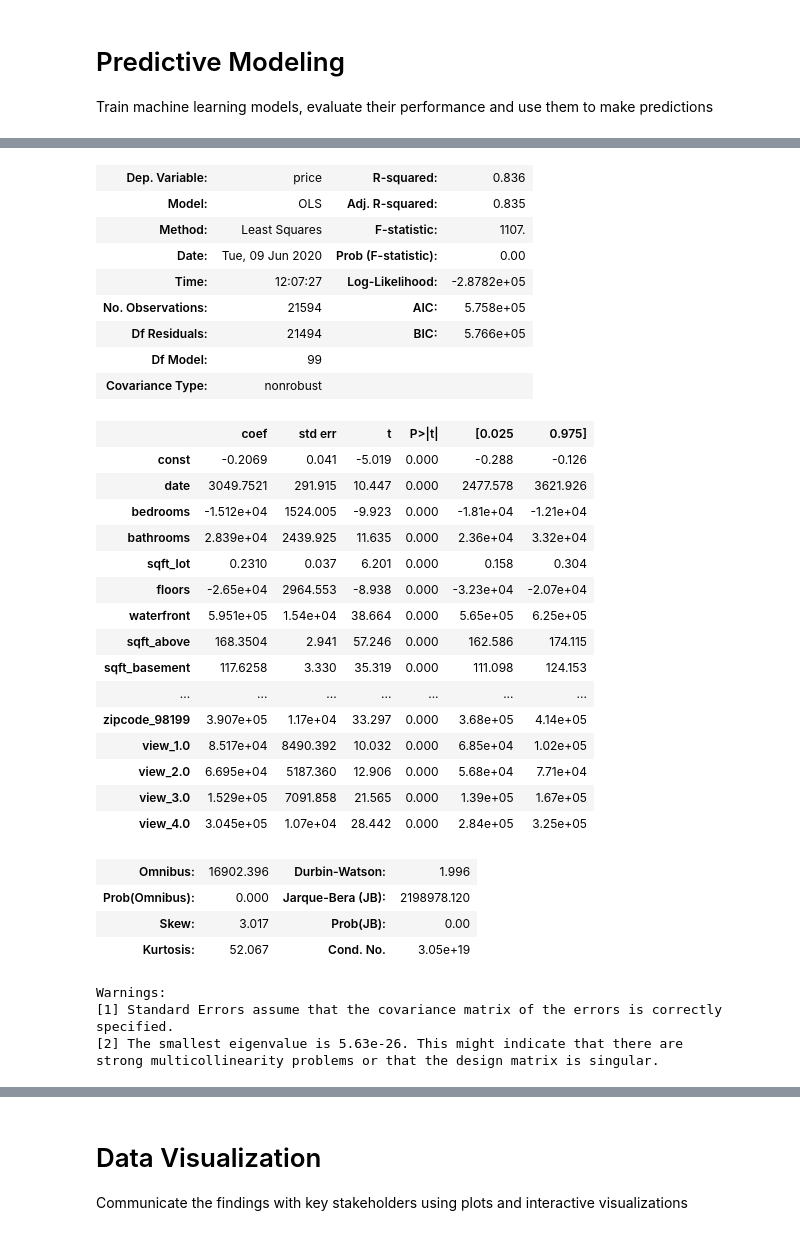
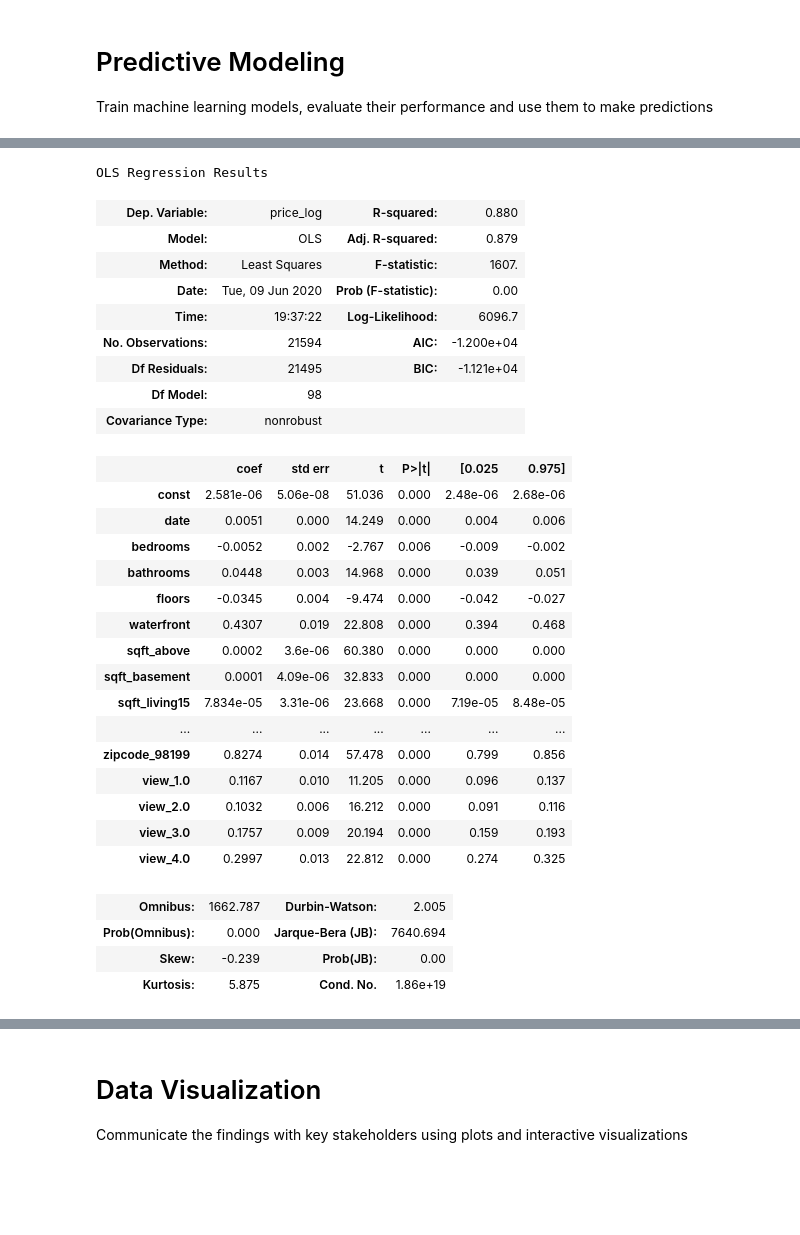
Before and after one commit to Rurbinasal/EDA_house_prices, a Jupyter notebook: King County Analysis.ipynb, the cells around one changed output, grey strips where cells are left out. Saved outputs shown, nothing was run; the diff lists cells and outputs as text; code cells hidden in the pictures; blank space fills up the shorter version.

```diff
--- a/King County Analysis.ipynb
+++ b/King County Analysis.ipynb
@@ -292,6 +305,8 @@ for i in cat:
     data_dum = pd.concat([data_dum, data_dum_i], axis=1)
 data_without_dum = data
 data = pd.concat([data, data_dum], axis=1)
+data.reset_index(drop = True, inplace = True)
+
 # data_dum = pd.get_dummies(data, columns=["condition", "grade", "zipcode"], prefix=["condition", "grade","zipcode"])
 # data_wo_dum = data
 # data_new = pd.concat([data, data_dum], axis=1)
@@ -302,9 +348,9 @@ data = data.drop(["id", "condition", "grade", "zipcode", "view", "sqft_living"],
 # Predictive Modeling
 Train machine learning models, evaluate their performance and use them to make predictions
 # %%
-#1 OLS with y=price and all parameters
-X = data.drop(["price", "price_log"], axis=1)
-X = sm.add_constant(X)
-y = data.price
-data_results = sm.OLS(y,X).fit()
-data_results.summary()
+#1.1 OLS with y=price_log and all parameters (0.881)
+#X = data.drop(["price", "price_log"], axis=1)
+#X = sm.add_constant(X)
+#y = data.price_log
+#data_results_1_1 = sm.OLS(y,X).fit()
+#data_results_1_1.summary()
@@ -346,9 +384,9 @@ strong multicollinearity problems or that the design matrix is singular.
 # %%
-#2 OLS with y=price and all but selected variables
+#2 OLS with y=price_log and all but selected variables (0.879)
 X2 = data.drop(["price", "price_log", "renovated", "yr_since_last_renovated",
-               "yr_renovated", "yr_built", "lat", "long"], axis=1)
+               "yr_renovated", "yr_built", "lat", "long", "sqft_lot"], axis=1)
 X2 = sm.add_constant(X2)
-y2 = data.price
-data_results = sm.OLS(y2,X2).fit()
-data_results.summary()
+y2 = data.price_log
+data_results_2 = sm.OLS(y2,X2).fit()
+data_results_2.summary()
 # %% [output]
@@ -356,33 +394,30 @@ OLS Regression Results
+OLS Regression Results
-| Dep. Variable: | price | R-squared: | 0.836 |
-| Model: | OLS | Adj. R-squared: | 0.835 |
-| Method: | Least Squares | F-statistic: | 1107. |
+| Dep. Variable: | price_log | R-squared: | 0.880 |
+| Model: | OLS | Adj. R-squared: | 0.879 |
+| Method: | Least Squares | F-statistic: | 1607. |
 | Date: | Tue, 09 Jun 2020 | Prob (F-statistic): | 0.00 |
-| Time: | 12:07:27 | Log-Likelihood: | -2.8782e+05 |
-| No. Observations: | 21594 | AIC: | 5.758e+05 |
-| Df Residuals: | 21494 | BIC: | 5.766e+05 |
-| Df Model: | 99 |  |  |
+| Time: | 19:37:22 | Log-Likelihood: | 6096.7 |
+| No. Observations: | 21594 | AIC: | -1.200e+04 |
+| Df Residuals: | 21495 | BIC: | -1.121e+04 |
+| Df Model: | 98 |  |  |
 | Covariance Type: | nonrobust |  |  |
 |  | coef | std err | t | P>|t| | [0.025 | 0.975] |
-| const | -0.2069 | 0.041 | -5.019 | 0.000 | -0.288 | -0.126 |
-| date | 3049.7521 | 291.915 | 10.447 | 0.000 | 2477.578 | 3621.926 |
-| bedrooms | -1.512e+04 | 1524.005 | -9.923 | 0.000 | -1.81e+04 | -1.21e+04 |
-| bathrooms | 2.839e+04 | 2439.925 | 11.635 | 0.000 | 2.36e+04 | 3.32e+04 |
-| sqft_lot | 0.2310 | 0.037 | 6.201 | 0.000 | 0.158 | 0.304 |
-| floors | -2.65e+04 | 2964.553 | -8.938 | 0.000 | -3.23e+04 | -2.07e+04 |
-| waterfront | 5.951e+05 | 1.54e+04 | 38.664 | 0.000 | 5.65e+05 | 6.25e+05 |
-| sqft_above | 168.3504 | 2.941 | 57.246 | 0.000 | 162.586 | 174.115 |
-| sqft_basement | 117.6258 | 3.330 | 35.319 | 0.000 | 111.098 | 124.153 |
+| const | 2.581e-06 | 5.06e-08 | 51.036 | 0.000 | 2.48e-06 | 2.68e-06 |
+| date | 0.0051 | 0.000 | 14.249 | 0.000 | 0.004 | 0.006 |
+| bedrooms | -0.0052 | 0.002 | -2.767 | 0.006 | -0.009 | -0.002 |
+| bathrooms | 0.0448 | 0.003 | 14.968 | 0.000 | 0.039 | 0.051 |
+| floors | -0.0345 | 0.004 | -9.474 | 0.000 | -0.042 | -0.027 |
+| waterfront | 0.4307 | 0.019 | 22.808 | 0.000 | 0.394 | 0.468 |
+| sqft_above | 0.0002 | 3.6e-06 | 60.380 | 0.000 | 0.000 | 0.000 |
+| sqft_basement | 0.0001 | 4.09e-06 | 32.833 | 0.000 | 0.000 | 0.000 |
+| sqft_living15 | 7.834e-05 | 3.31e-06 | 23.668 | 0.000 | 7.19e-05 | 8.48e-05 |
 | ... | ... | ... | ... | ... | ... | ... |
-| zipcode_98199 | 3.907e+05 | 1.17e+04 | 33.297 | 0.000 | 3.68e+05 | 4.14e+05 |
-| view_1.0 | 8.517e+04 | 8490.392 | 10.032 | 0.000 | 6.85e+04 | 1.02e+05 |
-| view_2.0 | 6.695e+04 | 5187.360 | 12.906 | 0.000 | 5.68e+04 | 7.71e+04 |
-| view_3.0 | 1.529e+05 | 7091.858 | 21.565 | 0.000 | 1.39e+05 | 1.67e+05 |
-| view_4.0 | 3.045e+05 | 1.07e+04 | 28.442 | 0.000 | 2.84e+05 | 3.25e+05 |
+| zipcode_98199 | 0.8274 | 0.014 | 57.478 | 0.000 | 0.799 | 0.856 |
+| view_1.0 | 0.1167 | 0.010 | 11.205 | 0.000 | 0.096 | 0.137 |
+| view_2.0 | 0.1032 | 0.006 | 16.212 | 0.000 | 0.091 | 0.116 |
+| view_3.0 | 0.1757 | 0.009 | 20.194 | 0.000 | 0.159 | 0.193 |
+| view_4.0 | 0.2997 | 0.013 | 22.812 | 0.000 | 0.274 | 0.325 |
-| Omnibus: | 16902.396 | Durbin-Watson: | 1.996 |
-| Prob(Omnibus): | 0.000 | Jarque-Bera (JB): | 2198978.120 |
-| Skew: | 3.017 | Prob(JB): | 0.00 |
-| Kurtosis: | 52.067 | Cond. No. | 3.05e+19 |
+| Omnibus: | 1662.787 | Durbin-Watson: | 2.005 |
+| Prob(Omnibus): | 0.000 | Jarque-Bera (JB): | 7640.694 |
+| Skew: | -0.239 | Prob(JB): | 0.00 |
+| Kurtosis: | 5.875 | Cond. No. | 1.86e+19 |
-Warnings:
-[1] Standard Errors assume that the covariance matrix of the errors is correctly specified.
-[2] The smallest eigenvalue is 5.63e-26. This might indicate that there are
-strong multicollinearity problems or that the design matrix is singular.
```
Also changed, not shown: parts of 23 cells of this notebook.
